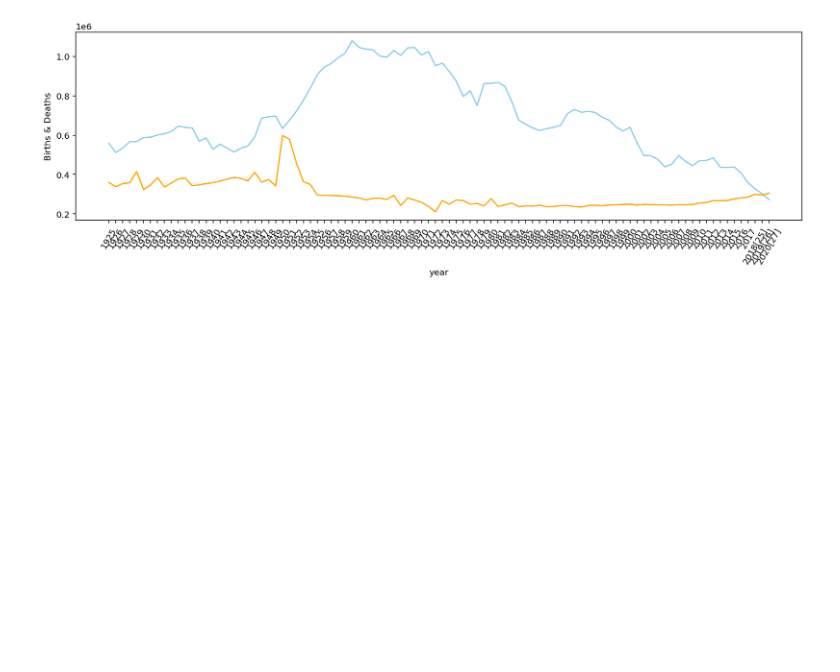
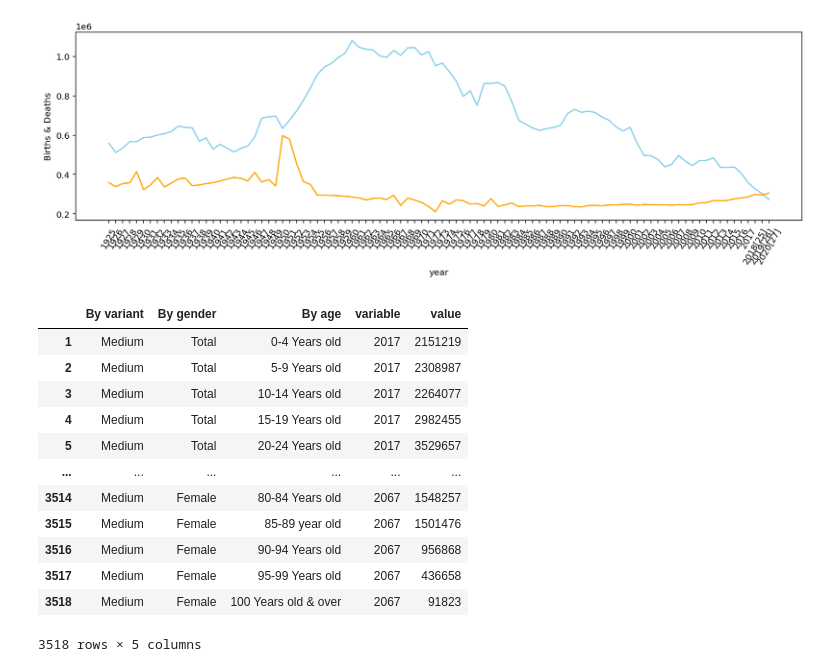
Before and after one commit to ljae/Moon, a Jupyter notebook: _ipynbs/Population_Korea.ipynb, the cells around one changed output. Cells and saved outputs as stored; diff of their text form; code cells hidden in the pictures; blank space fills up the shorter version.

```diff
--- a/_ipynbs/Population_Korea.ipynb
+++ b/_ipynbs/Population_Korea.ipynb
@@ -37,3 +37,21 @@ p.set_ylabel("Births & Deaths")
 # %% [output]
 Text(0, 0.5, 'Births & Deaths')
 [figure]
+# %%
+df_ko = pd.read_csv("./Projected_Population_by_Age_Korea.csv")
+df_ko = df_ko.melt(id_vars=["By variant","By gender","By age"])
+df_ko.[:][1:]
+# %% [output]
+|  | By variant | By gender | By age | variable | value |
+| 1 | Medium | Total | 0-4 Years old | 2017 | 2151219 |
+| 2 | Medium | Total | 5-9 Years old | 2017 | 2308987 |
+| 3 | Medium | Total | 10-14 Years old | 2017 | 2264077 |
+| 4 | Medium | Total | 15-19 Years old | 2017 | 2982455 |
+| 5 | Medium | Total | 20-24 Years old | 2017 | 3529657 |
+| ... | ... | ... | ... | ... | ... |
+| 3514 | Medium | Female | 80-84 Years old | 2067 | 1548257 |
+| 3515 | Medium | Female | 85-89 year old | 2067 | 1501476 |
+| 3516 | Medium | Female | 90-94 Years old | 2067 | 956868 |
+| 3517 | Medium | Female | 95-99 Years old | 2067 | 436658 |
+| 3518 | Medium | Female | 100 Years old & over | 2067 | 91823 |
+3518 rows × 5 columns
```
Also changed, not shown: 3 other files.
